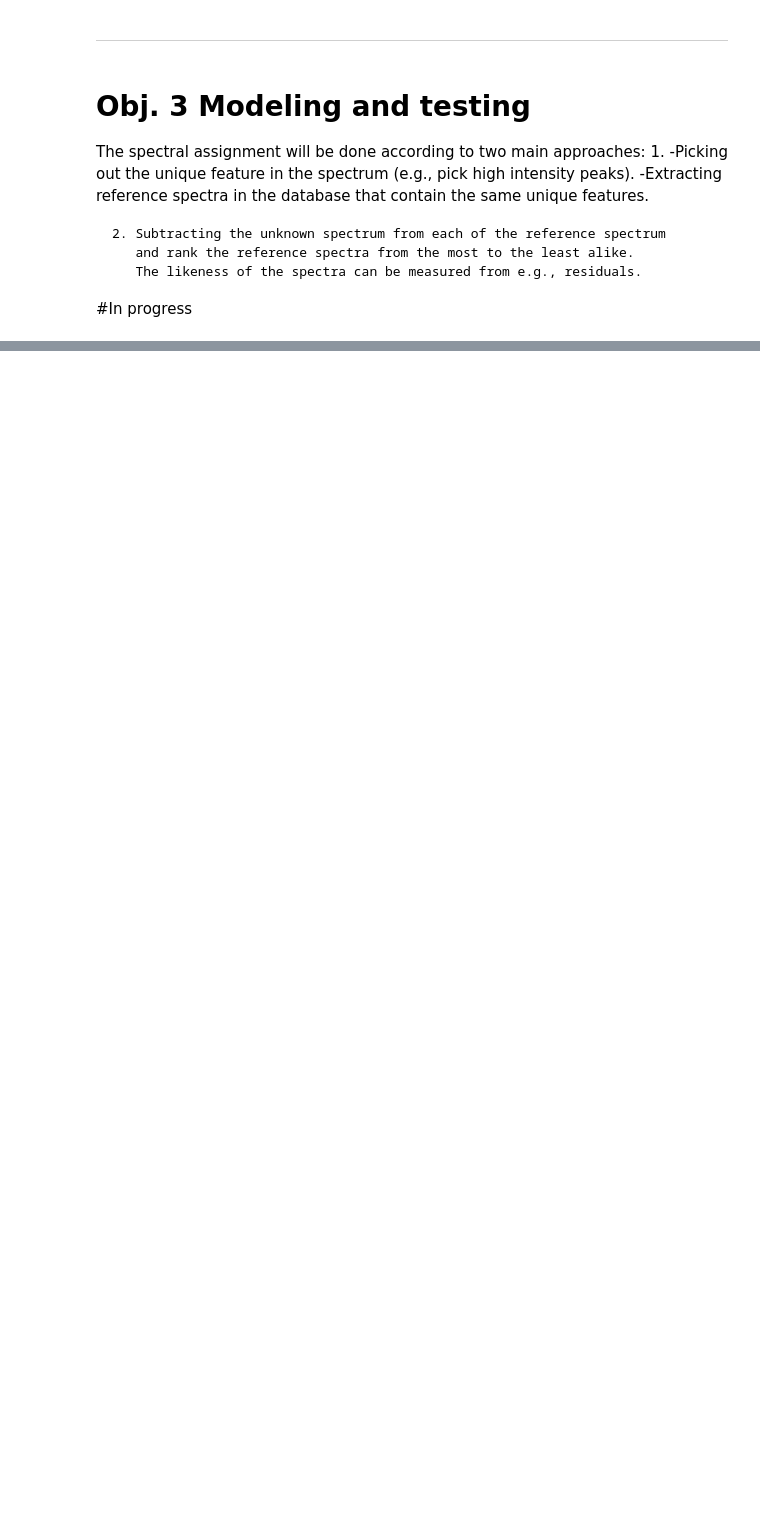
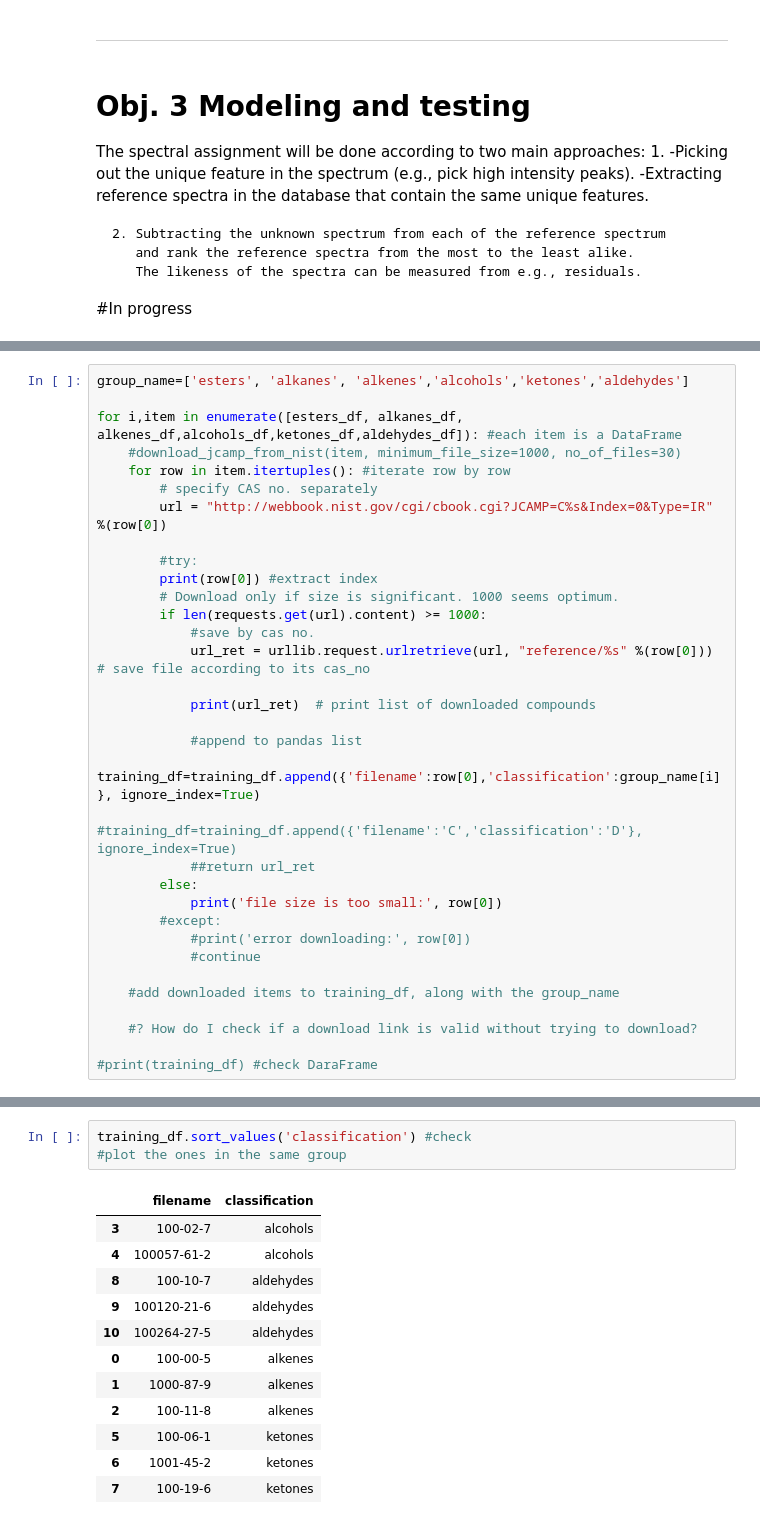
Before and after one commit to rayguna/IR-spectra-analyzer, a Jupyter notebook: IR-analyzer (MAIN).ipynb, the cells around one changed output, grey strips where cells are left out. Drawn from its saved outputs; the diff is of its cells as text; blank space fills up the shorter version.

```diff
--- a/IR-analyzer (MAIN).ipynb
+++ b/IR-analyzer (MAIN).ipynb
@@ -994,0 +1068,33 @@ II. Spectral matching using a Convolution Neural Network (CNN)
+# %%
+group_name=['esters', 'alkanes', 'alkenes','alcohols','ketones','aldehydes']
+
+for i,item in enumerate([esters_df, alkanes_df, alkenes_df,alcohols_df,ketones_df,aldehydes_df]): #each item is a DataFrame
+    #download_jcamp_from_nist(item, minimum_file_size=1000, no_of_files=30)
+    for row in item.itertuples(): #iterate row by row
+        # specify CAS no. separately
+        url = "http://webbook.nist.gov/cgi/cbook.cgi?JCAMP=C%s&Index=0&Type=IR" %(row[0])
+
+        #try:
+        print(row[0]) #extract index
+        # Download only if size is significant. 1000 seems optimum.
+        if len(requests.get(url).content) >= 1000:
+            #save by cas no.
+            url_ret = urllib.request.urlretrieve(url, "reference/%s" %(row[0]))  # save file according to its cas_no
+
+            print(url_ret)  # print list of downloaded compounds
+
+            #append to pandas list
+            training_df=training_df.append({'filename':row[0],'classification':group_name[i]}, ignore_index=True)
+            #training_df=training_df.append({'filename':'C','classification':'D'}, ignore_index=True)
+            ##return url_ret
+        else:
+            print('file size is too small:', row[0])
+        #except:
+            #print('error downloading:', row[0])
+            #continue
+
+    #add downloaded items to training_df, along with the group_name
+
+    #? How do I check if a download link is valid without trying to download?
+
+#print(training_df) #check DaraFrame
@@ -994,0 +1163,16 @@ II. Spectral matching using a Convolution Neural Network (CNN)
+# %%
+training_df.sort_values('classification') #check
+#plot the ones in the same group
+# %% [output]
+|  | filename | classification |
+| 3 | 100-02-7 | alcohols |
+| 4 | 100057-61-2 | alcohols |
+| 8 | 100-10-7 | aldehydes |
+| 9 | 100120-21-6 | aldehydes |
+| 10 | 100264-27-5 | aldehydes |
+| 0 | 100-00-5 | alkenes |
+| 1 | 1000-87-9 | alkenes |
+| 2 | 100-11-8 | alkenes |
+| 5 | 100-06-1 | ketones |
+| 6 | 1001-45-2 | ketones |
+| 7 | 100-19-6 | ketones |
```
Also changed, not shown: parts of 31 cells of this notebook.
